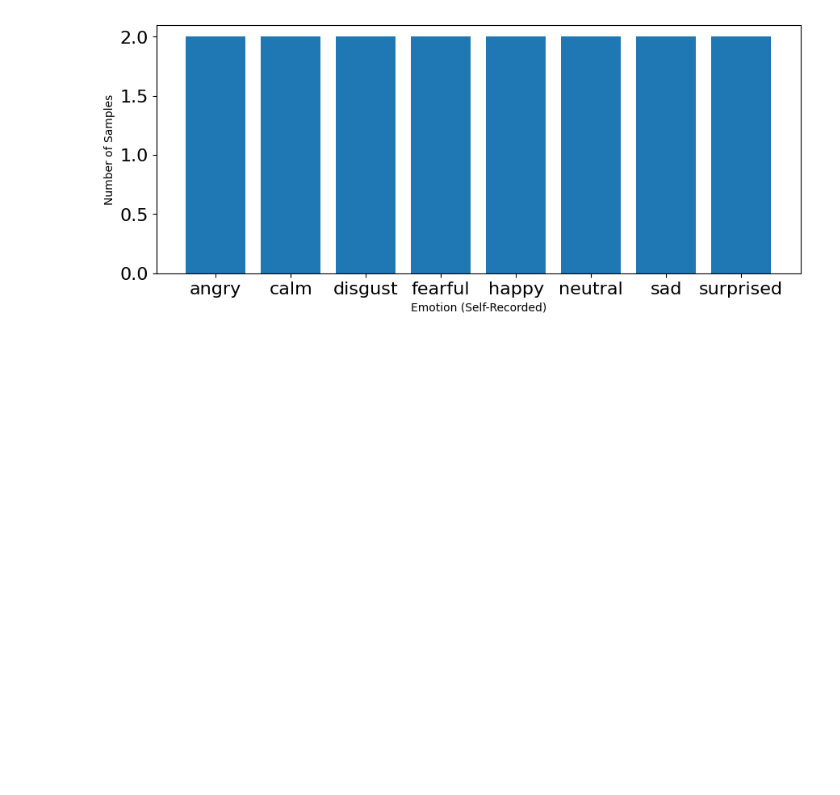
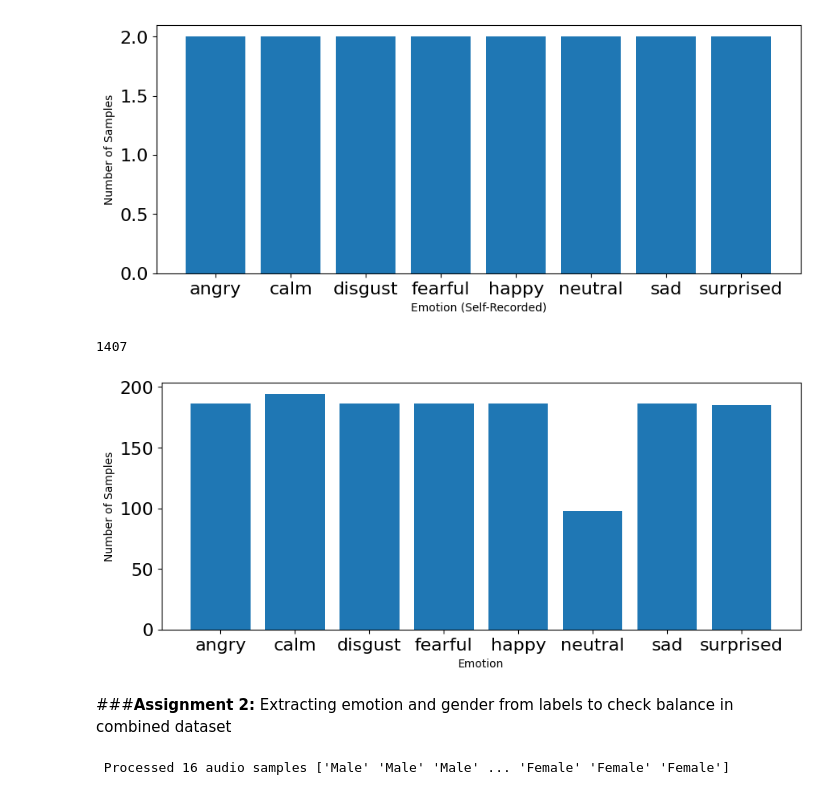
Before and after one commit to 4cekay/Week2-DataPreprocessing, a Jupyter notebook: Week 2.ipynb, the cells around one changed output. Drawn from its saved outputs; the diff is of its cells as text; code cells hidden in the pictures; blank space fills up the shorter version.

Commit message:
actor genders label analysis + vis

```diff
--- a/Week 2.ipynb
+++ b/Week 2.ipynb
@@ -676,7 +676,7 @@ Now we're going to load our data and extract the emotion names according to the
 # %%
 import os, glob
 
-def load_data(path_name):
+def load_emotion(path_name):
     X,y=[],[]
     count = 0
     for file in glob.glob(path_name):
@@ -687,7 +687,7 @@ def load_data(path_name):
         y.append(emotion)
         count += 1
         # '\r' + end='' results in printing over same line
-        print('\r' + f' Processed {count}/{1440} audio samples',end=' ')
+        print('\r' + f' Processed {count} audio samples',end=' ')
     # Return arrays to plug into sklearn's cross-validation algorithms
     return np.array(X), np.array(y)
 # %%
@@ -697,5 +697,5 @@ self_audio = "A2 Self Audio/*.wav"
 We will not compute the feature matrix this week, but we will read the emotion labels for the entire dataset.
 We will explain why the X and Y elements are important in the upcoming weeks.
 # %%
-features, emotions = load_data(lab_audio)
+features, emotions = load_emotion(lab_audio)
 # %% [output]
@@ -725,3 +726,3 @@ We will continue working on this dataset in the upcoming weeks, so save your wor
 # %%
-self_features, self_emotions = load_data(self_audio)
+self_features, self_emotions = load_emotion(self_audio)
 # %% [output]
@@ -739,3 +740,24 @@ plt.ylabel('Number of Samples')
 plt.show()
 # %% [output]
 [figure]
+# %%
+total_emotions = np.append(emotions, self_emotions)
+print(len(total_emotions))
+# %% [output]
+1407
+# %%
+plt.figure(figsize=(35,4))
+plt.subplot(1,3,1)
+
+total_emotion_list, total_count = np.unique(total_emotions, return_counts=True)
+plt.bar(x=range(8), height=total_count)
+plt.xticks(ticks=range(8), labels = [total_emotion for total_emotion in total_emotion_list],fontsize=10)
+plt.xlabel('Emotion')
+plt.tick_params(labelsize=16)
+plt.ylabel('Number of Samples')
+plt.show()
+# %% [output]
+[figure, added]
+# %% [markdown]
+###**Assignment 2:**
+Extracting emotion and gender from labels to check balance in combined dataset
@@ -741,0 +784,8 @@ plt.show()
+# %%
+lab_genders = load_gender(lab_audio)
+self_genders = load_gender(self_audio)
+
+total_genders = np.append(lab_genders, self_genders)
+print(total_genders)
+# %% [output]
+ Processed 16 audio samples ['Male' 'Male' 'Male' ... 'Female' 'Female' 'Female']
```
Also changed, not shown: parts of 6 cells of this notebook.
